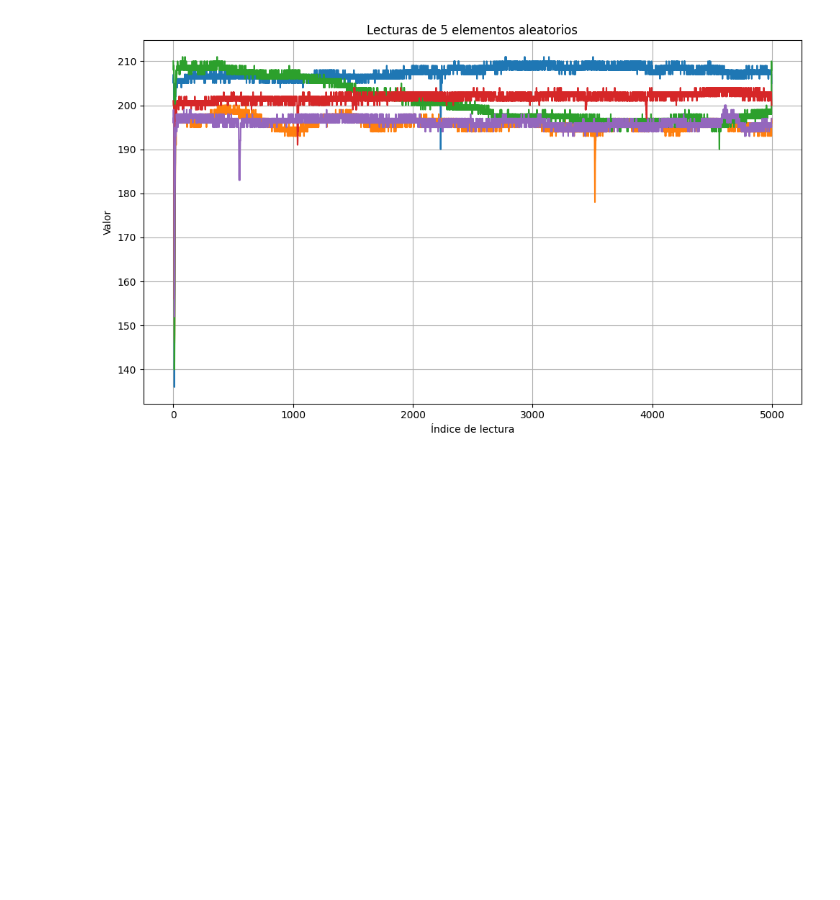
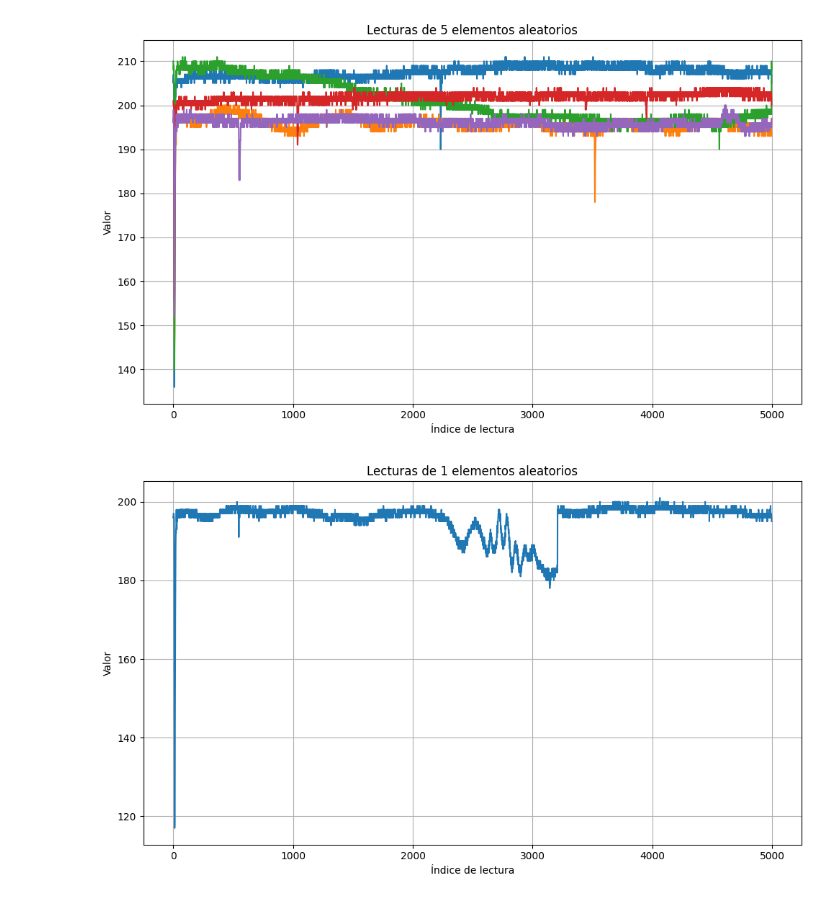
Before and after one commit to ECFM-USAC/LAGO_data_model, a Jupyter notebook: notebooks/load_parquet_data.ipynb, the cells around one changed output. Drawn from its saved outputs; the diff is of its cells as text; code cells hidden in the pictures; blank space fills up the shorter version.

```diff
--- a/notebooks/load_parquet_data.ipynb
+++ b/notebooks/load_parquet_data.ipynb
@@ -55,3 +55,7 @@ def plot_readings(df, n=5, legend=True):
 plot_readings(data, 5, legend=False)
 # %% [output]
 [figure]
+# %%
+plot_readings(data, 1, legend=False)
+# %% [output]
+[figure, added]
```
Also changed, not shown: parts of 2 cells of this notebook.
